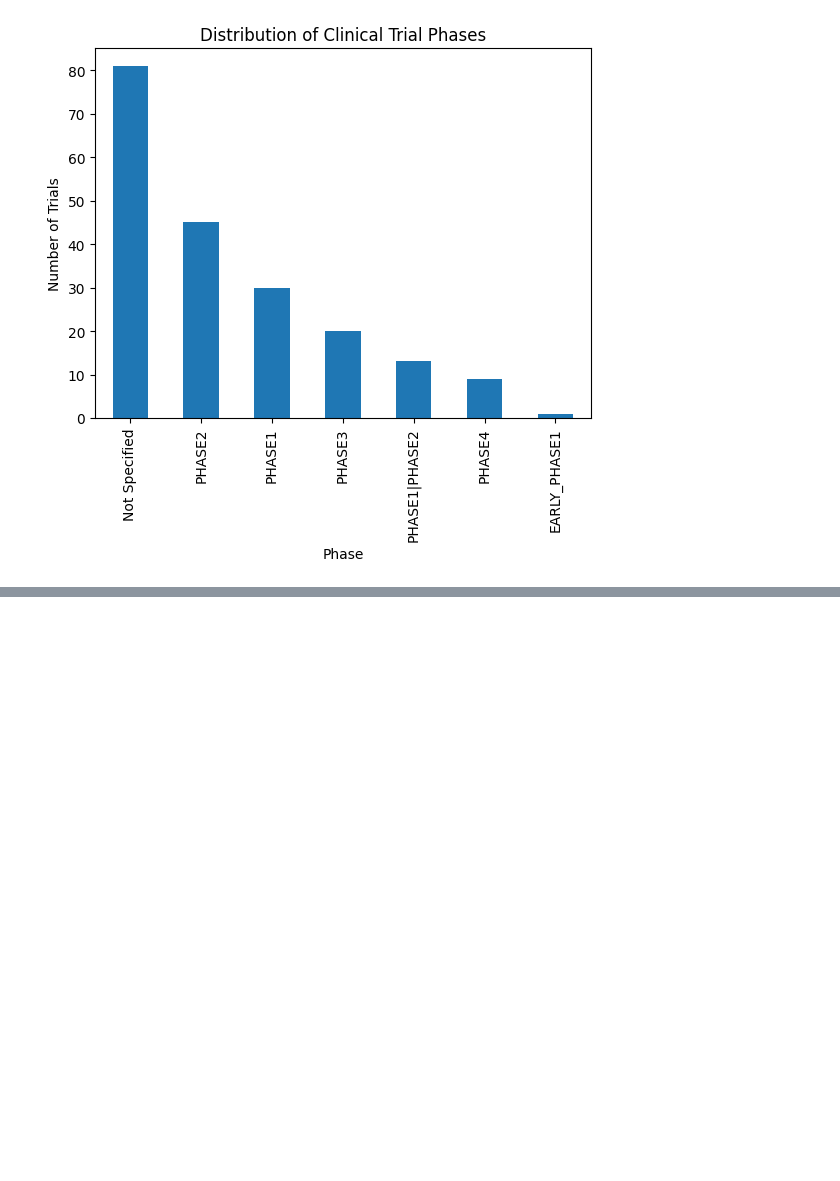
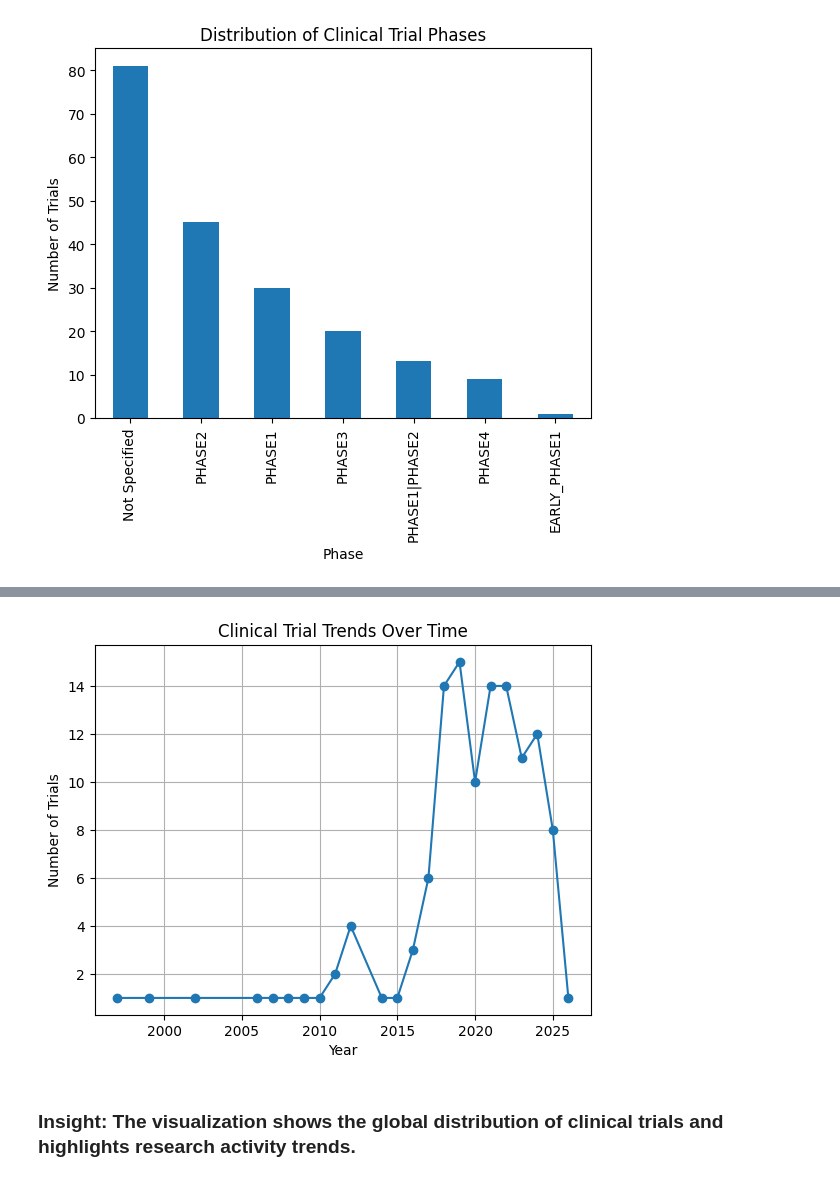
Before and after one commit to Arefeh-Kardani/Clinical-Trials-Analysis, a Jupyter notebook: notebooks/exploration.ipynb, the cells around one changed output, grey strips where cells are left out. Saved outputs shown, nothing was run; the diff lists cells and outputs as text; code cells hidden in the pictures; blank space fills up the shorter version.

```diff
--- a/notebooks/exploration.ipynb
+++ b/notebooks/exploration.ipynb
@@ -167,0 +232,7 @@ plt.show()
+# %%
+# extract year in a new column
+df["StartDate"] = pd.to_datetime(df["StartDate"], errors="coerce")
+
+df["Year"] = df["StartDate"].dt.year
+df["Year"] = df["Year"].astype("Int64")
+df[["StartDate", "Year"]].head()
@@ -167,0 +246,15 @@ plt.show()
+# %%
+trials_per_year = df['Year'].value_counts().sort_index()
+
+trials_per_year.plot(kind='line', marker='o')
+
+plt.title("Clinical Trial Trends Over Time")
+plt.xlabel("Year")
+plt.ylabel("Number of Trials")
+
+plt.grid()
+plt.show()
+# %% [output]
+[figure, added]
+# %% [markdown]
+### Insight: The visualization shows the global distribution of clinical trials and highlights research activity trends.
```
Also changed, not shown: parts of 9 cells of this notebook.
